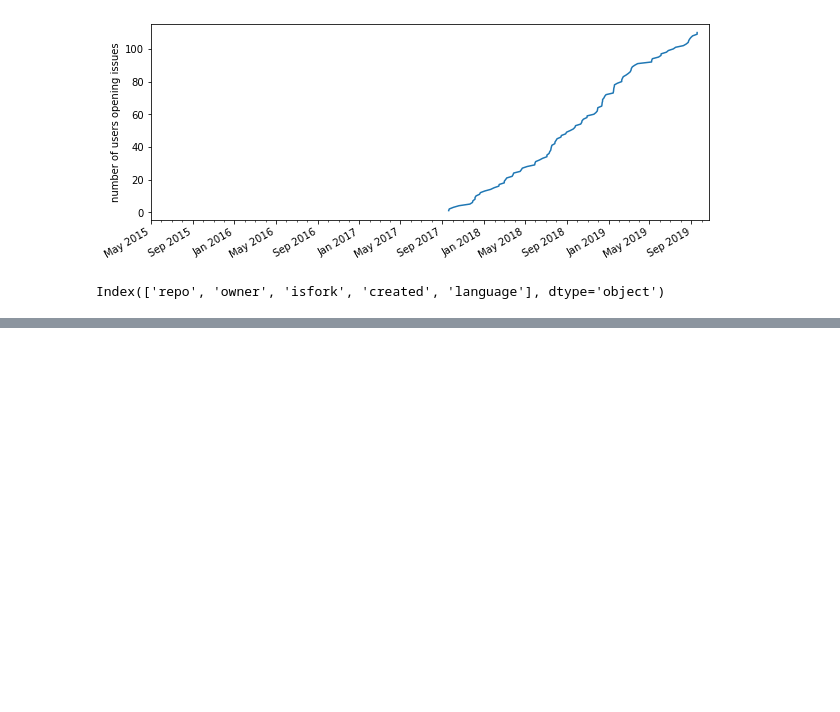
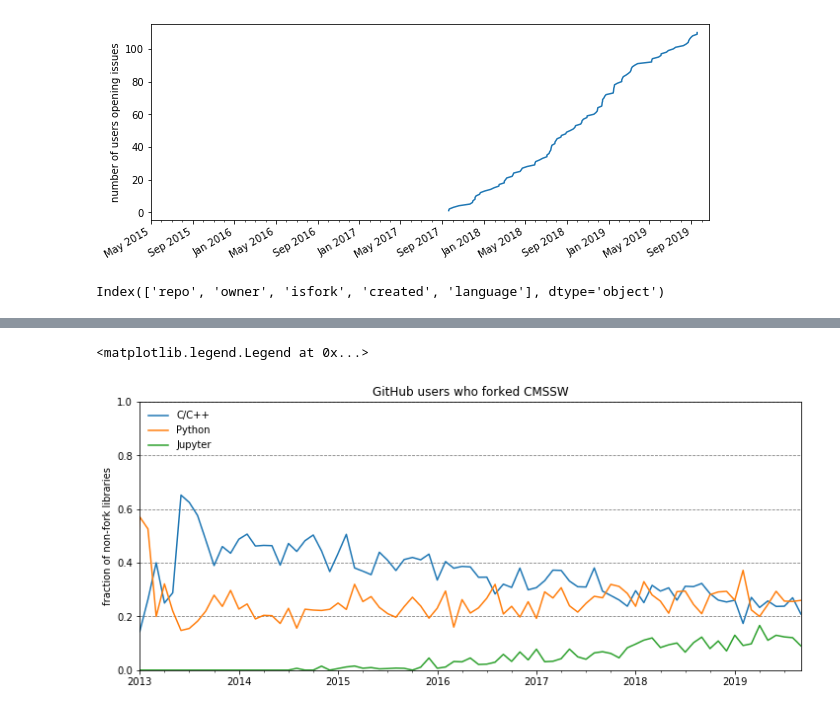
Before and after one commit to jpivarski-talks/2019-10-17-pyhep-awkward, a Jupyter notebook: analysis.ipynb, the cells around one changed output, grey strips where cells are left out. Cells and saved outputs as stored; diff of their text form; code cells hidden in the pictures; blank space fills up the shorter version.

```diff
--- a/analysis.ipynb
+++ b/analysis.ipynb
@@ -204,0 +267,14 @@ ax.legend([handles[labels.index(x)] for x in which], which, loc="upper left", fr
+# %%
+ax = summary2[["C/C++", "Python", "Jupyter"]].plot(figsize=(12, 5))
+ax.yaxis.grid(color="gray", linestyle="--")
+matplotlib.pyplot.xlabel("")
+matplotlib.pyplot.ylabel("fraction of non-fork libraries")
+matplotlib.pyplot.title("GitHub users who forked CMSSW")
+ax.set_ylim((0, 1))
+ax.set_xlim((516, 596))
+ax.legend(loc="upper left", frameon=False)
+ax.get_figure().savefig("github-simplefraction.png")
+ax.get_figure().savefig("github-simplefraction.pdf")
+# %% [output]
+<matplotlib.legend.Legend at 0x...>
+[figure, added]
```
Also changed, not shown: parts of 19 cells of this notebook, 28 other files.
